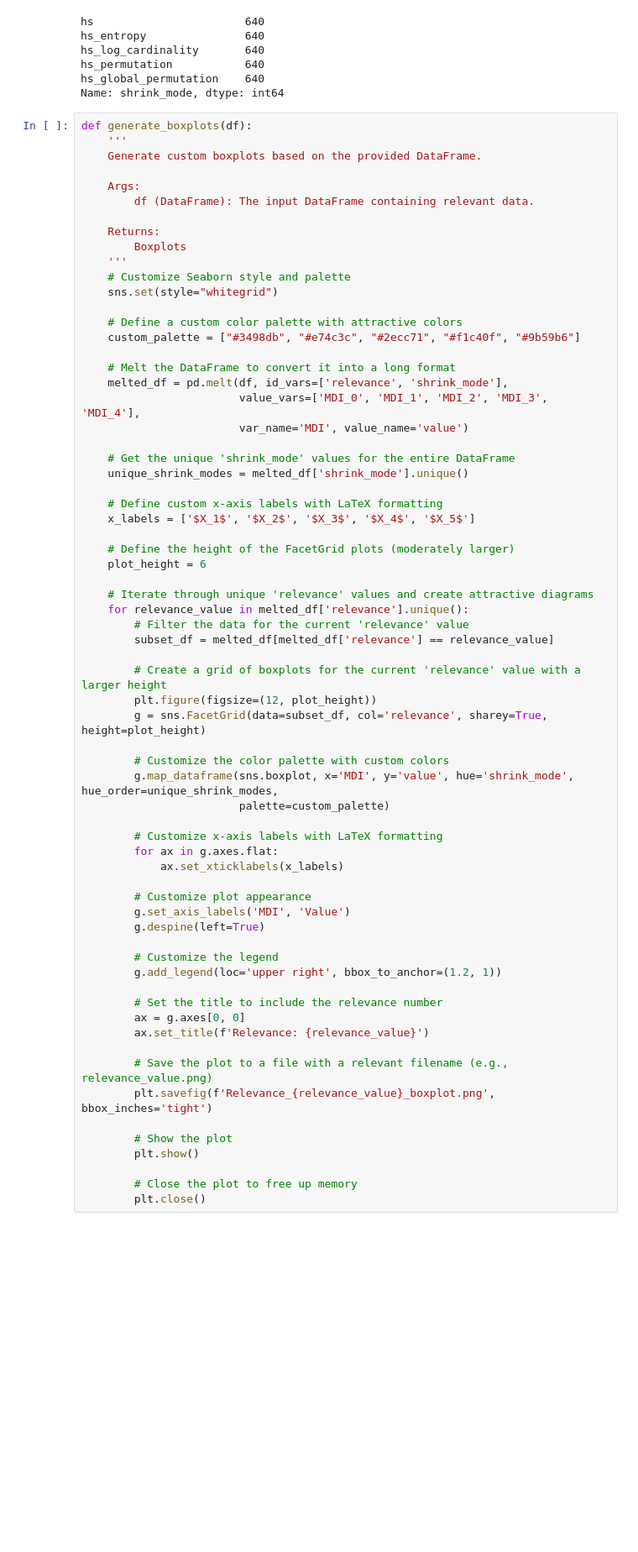
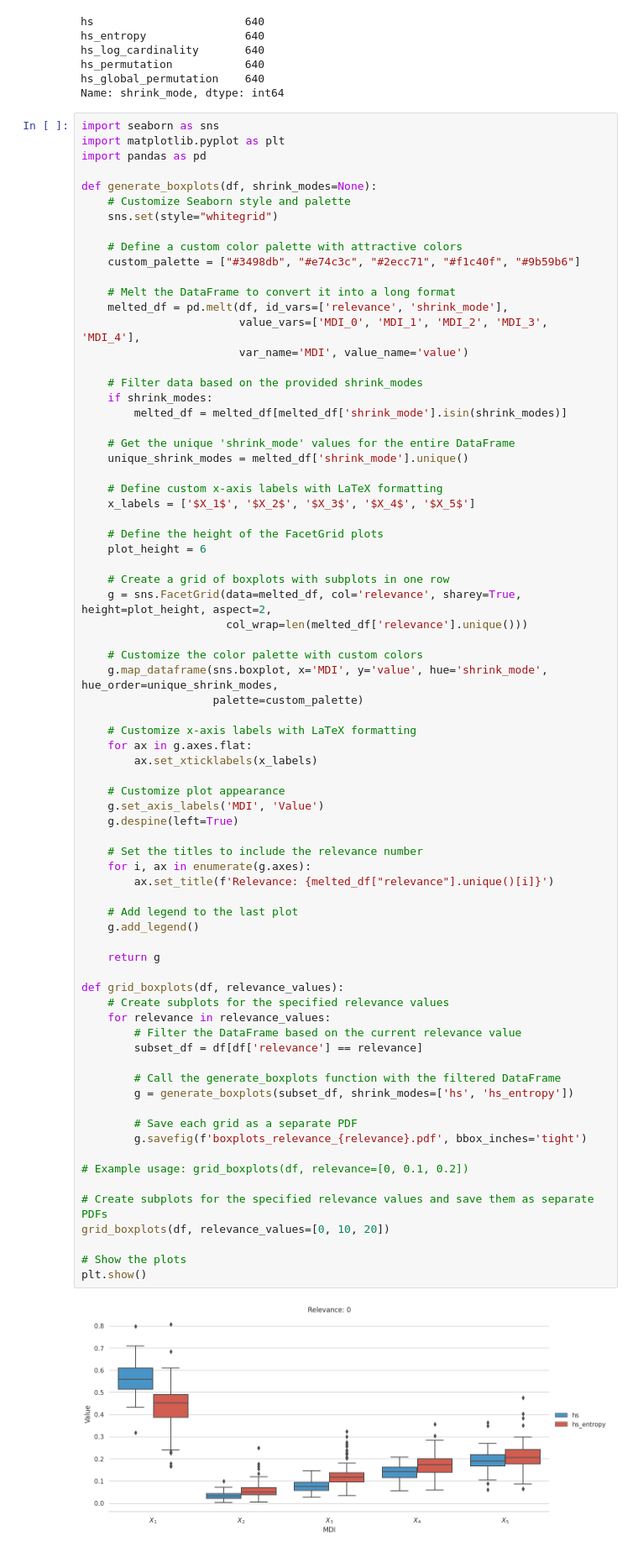
Before and after one commit to atikul-islam-sajib/Research-Assistant-Work-HWR, a Jupyter notebook: boxplot-python/Research_work_Boxplot_(Python).ipynb, the cells around one changed output. Shown at 84% size. Drawn from its saved outputs; the diff is of its cells as text; blank space fills up the shorter version.

```diff
--- a/boxplot-python/Research_work_Boxplot_(Python).ipynb
+++ b/boxplot-python/Research_work_Boxplot_(Python).ipynb
@@ -55,69 +55,78 @@ hs_permutation           640
 hs_global_permutation    640
 Name: shrink_mode, dtype: int64
 # %%
-def generate_boxplots(df):
-    '''
-    Generate custom boxplots based on the provided DataFrame.
+import seaborn as sns
+import matplotlib.pyplot as plt
+import pandas as pd
 
-    Args:
-        df (DataFrame): The input DataFrame containing relevant data.
-
-    Returns:
-        Boxplots
-    '''
+def generate_boxplots(df, shrink_modes=None):
     # Customize Seaborn style and palette
     sns.set(style="whitegrid")
 
     # Define a custom color palette with attractive colors
     custom_palette = ["#3498db", "#e74c3c", "#2ecc71", "#f1c40f", "#9b59b6"]
 
     # Melt the DataFrame to convert it into a long format
     melted_df = pd.melt(df, id_vars=['relevance', 'shrink_mode'],
                         value_vars=['MDI_0', 'MDI_1', 'MDI_2', 'MDI_3', 'MDI_4'],
                         var_name='MDI', value_name='value')
 
+    # Filter data based on the provided shrink_modes
+    if shrink_modes:
+        melted_df = melted_df[melted_df['shrink_mode'].isin(shrink_modes)]
+
     # Get the unique 'shrink_mode' values for the entire DataFrame
     unique_shrink_modes = melted_df['shrink_mode'].unique()
 
     # Define custom x-axis labels with LaTeX formatting
     x_labels = ['$X_1$', '$X_2$', '$X_3$', '$X_4$', '$X_5$']
 
-    # Define the height of the FacetGrid plots (moderately larger)
+    # Define the height of the FacetGrid plots
     plot_height = 6
 
-    # Iterate through unique 'relevance' values and create attractive diagrams
-    for relevance_value in melted_df['relevance'].unique():
-        # Filter the data for the current 'relevance' value
-        subset_df = melted_df[melted_df['relevance'] == relevance_value]
+    # Create a grid of boxplots with subplots in one row
+    g = sns.FacetGrid(data=melted_df, col='relevance', sharey=True, height=plot_height, aspect=2,
+                      col_wrap=len(melted_df['relevance'].unique()))
 
-        # Create a grid of boxplots for the current 'relevance' value with a larger height
-        plt.figure(figsize=(12, plot_height))
-        g = sns.FacetGrid(data=subset_df, col='relevance', sharey=True, height=plot_height)
+    # Customize the color palette with custom colors
+    g.map_dataframe(sns.boxplot, x='MDI', y='value', hue='shrink_mode', hue_order=unique_shrink_modes,
+                    palette=custom_palette)
 
-        # Customize the color palette with custom colors
-        g.map_dataframe(sns.boxplot, x='MDI', y='value', hue='shrink_mode', hue_order=unique_shrink_modes,
-                        palette=custom_palette)
+    # Customize x-axis labels with LaTeX formatting
+    for ax in g.axes.flat:
+        ax.set_xticklabels(x_labels)
 
-        # Customize x-axis labels with LaTeX formatting
-        for ax in g.axes.flat:
-            ax.set_xticklabels(x_labels)
+    # Customize plot appearance
+    g.set_axis_labels('MDI', 'Value')
+    g.despine(left=True)
 
-        # Customize plot appearance
-        g.set_axis_labels('MDI', 'Value')
-        g.despine(left=True)
+    # Set the titles to include the relevance number
+    for i, ax in enumerate(g.axes):
+        ax.set_title(f'Relevance: {melted_df["relevance"].unique()[i]}')
 
-        # Customize the legend
-        g.add_legend(loc='upper right', bbox_to_anchor=(1.2, 1))
+    # Add legend to the last plot
+    g.add_legend()
 
-        # Set the title to include the relevance number
-        ax = g.axes[0, 0]
-        ax.set_title(f'Relevance: {relevance_value}')
+    return g
 
-        # Save the plot to a file with a relevant filename (e.g., relevance_value.png)
-        plt.savefig(f'Relevance_{relevance_value}_boxplot.png', bbox_inches='tight')
+def grid_boxplots(df, relevance_values):
+    # Create subplots for the specified relevance values
+    for relevance in relevance_values:
+        # Filter the DataFrame based on the current relevance value
+        subset_df = df[df['relevance'] == relevance]
 
-        # Show the plot
-        plt.show()
+        # Call the generate_boxplots function with the filtered DataFrame
+        g = generate_boxplots(subset_df, shrink_modes=['hs', 'hs_entropy'])
 
-        # Close the plot to free up memory
-        plt.close()
+        # Save each grid as a separate PDF
+        g.savefig(f'boxplots_relevance_{relevance}.pdf', bbox_inches='tight')
+
+# Example usage: grid_boxplots(df, relevance=[0, 0.1, 0.2])
+
+# Create subplots for the specified relevance values and save them as separate PDFs
+grid_boxplots(df, relevance_values=[0, 10, 20])
+
+# Show the plots
+plt.show()
+# %% [output]
+[figure, added]
```
Also changed, not shown: parts of 4 cells of this notebook.
